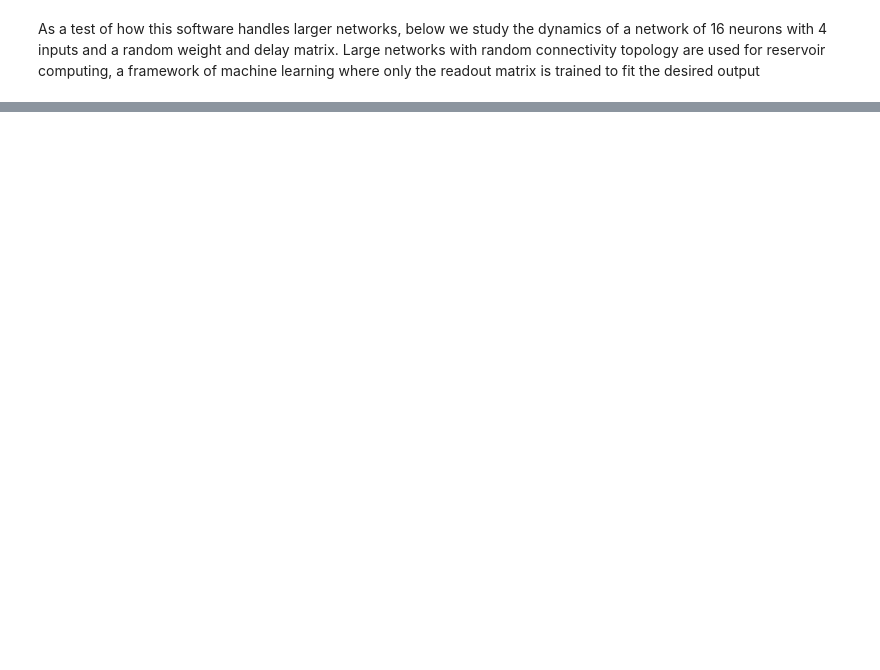
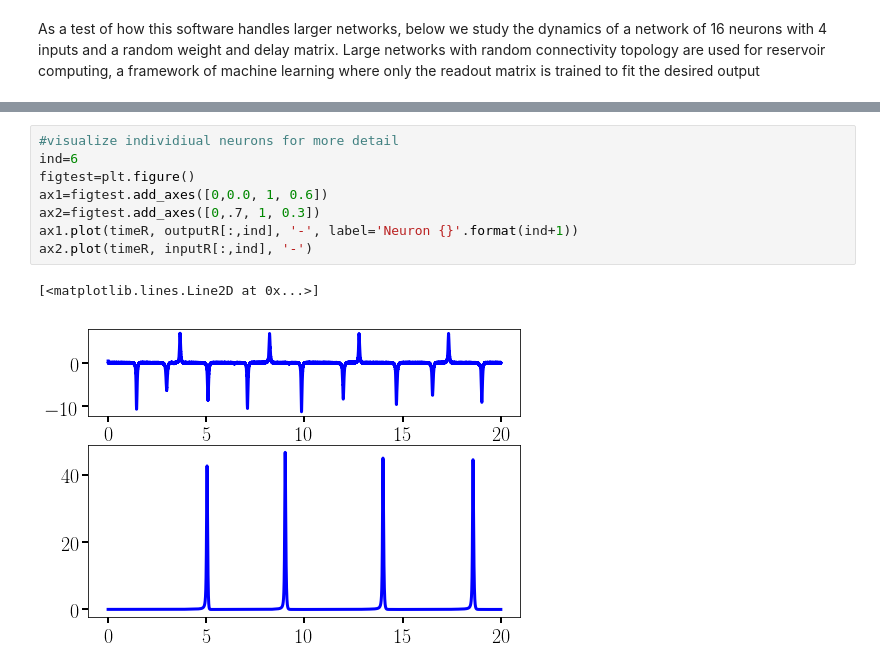
Before and after one commit to jabbate7/PhotonicNeuronSimulator, a Jupyter notebook: Network_plots.ipynb, the cells around one changed output, grey strips where cells are left out. Drawn from its saved outputs; the diff is of its cells as text; blank space fills up the shorter version.

```diff
--- a/Network_plots.ipynb
+++ b/Network_plots.ipynb
@@ -236 +243,12 @@ fig3.set_size_inches(13, 10, forward=True)
+# %%
+#visualize individiual neurons for more detail
+ind=6
+figtest=plt.figure()
+ax1=figtest.add_axes([0,0.0, 1, 0.6])
+ax2=figtest.add_axes([0,.7, 1, 0.3])
+ax1.plot(timeR, outputR[:,ind], '-', label='Neuron {}'.format(ind+1))
+ax2.plot(timeR, inputR[:,ind], '-')
+# %% [output]
+[<matplotlib.lines.Line2D at 0x...>]
+[figure, added]
 # %%
```
Also changed, not shown: parts of 11 cells of this notebook, 1 other file.
